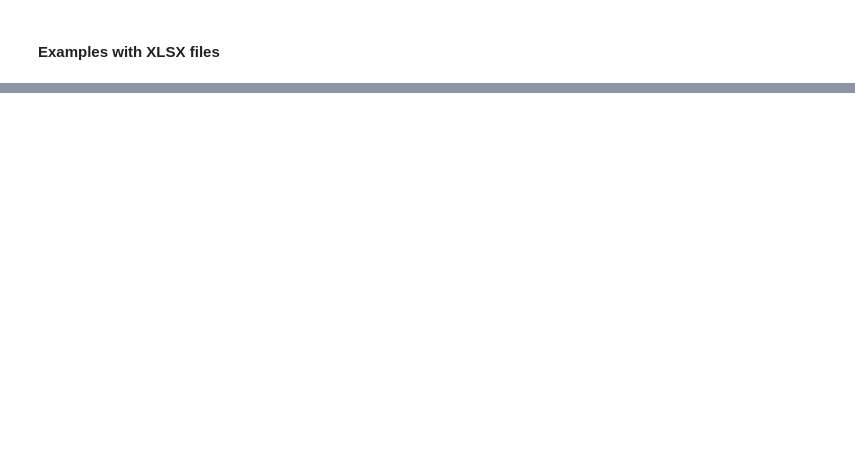
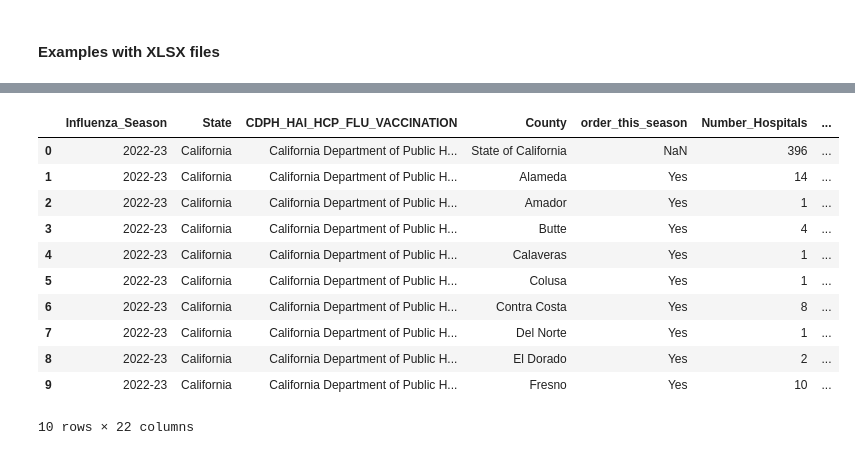
Before and after one commit to Alyssasorensen/datasci_1_loading, a Jupyter notebook: HHA507Assignment1.ipynb, the cells around one changed output, grey strips where cells are left out. Saved outputs shown, nothing was run; the diff lists cells and outputs as text; code cells hidden in the pictures; blank space fills up the shorter version.

```diff
--- a/HHA507Assignment1.ipynb
+++ b/HHA507Assignment1.ipynb
@@ -78,4 +83,19 @@ import plotly as plt
 # %%
 # First XLSX file
 
-df = pd.read_xlsx('')
+odp_hcp_by_county = pd.read_excel('/content/odp_hcp_vax_by_county_2022-23_season_051623.xlsx', sheet_name='Sheet1')
+# %%
+odp_hcp_by_county
+# %% [output]
+|  | Influenza_Season | State | CDPH_HAI_HCP_FLU_VACCINATION | County | order_this_season | Number_Hospitals | ... |
+| 0 | 2022-23 | California | California Department of Public H... | State of California | NaN | 396 | ... |
+| 1 | 2022-23 | California | California Department of Public H... | Alameda | Yes | 14 | ... |
+| 2 | 2022-23 | California | California Department of Public H... | Amador | Yes | 1 | ... |
+| 3 | 2022-23 | California | California Department of Public H... | Butte | Yes | 4 | ... |
+| 4 | 2022-23 | California | California Department of Public H... | Calaveras | Yes | 1 | ... |
+| 5 | 2022-23 | California | California Department of Public H... | Colusa | Yes | 1 | ... |
+| 6 | 2022-23 | California | California Department of Public H... | Contra Costa | Yes | 8 | ... |
+| 7 | 2022-23 | California | California Department of Public H... | Del Norte | Yes | 1 | ... |
+| 8 | 2022-23 | California | California Department of Public H... | El Dorado | Yes | 2 | ... |
+| 9 | 2022-23 | California | California Department of Public H... | Fresno | Yes | 10 | ... |
+10 rows × 22 columns
```
Also changed, not shown: parts of 5 cells of this notebook.
